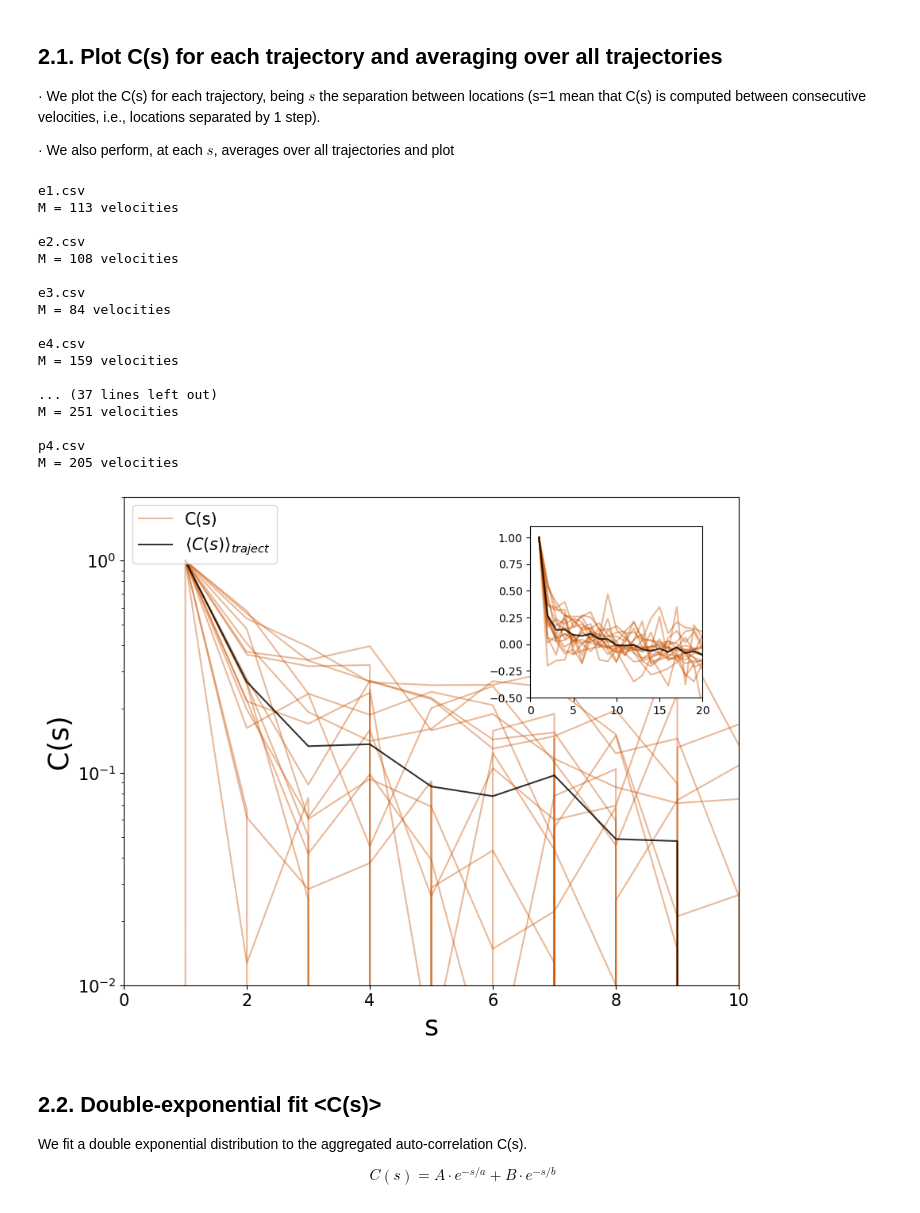
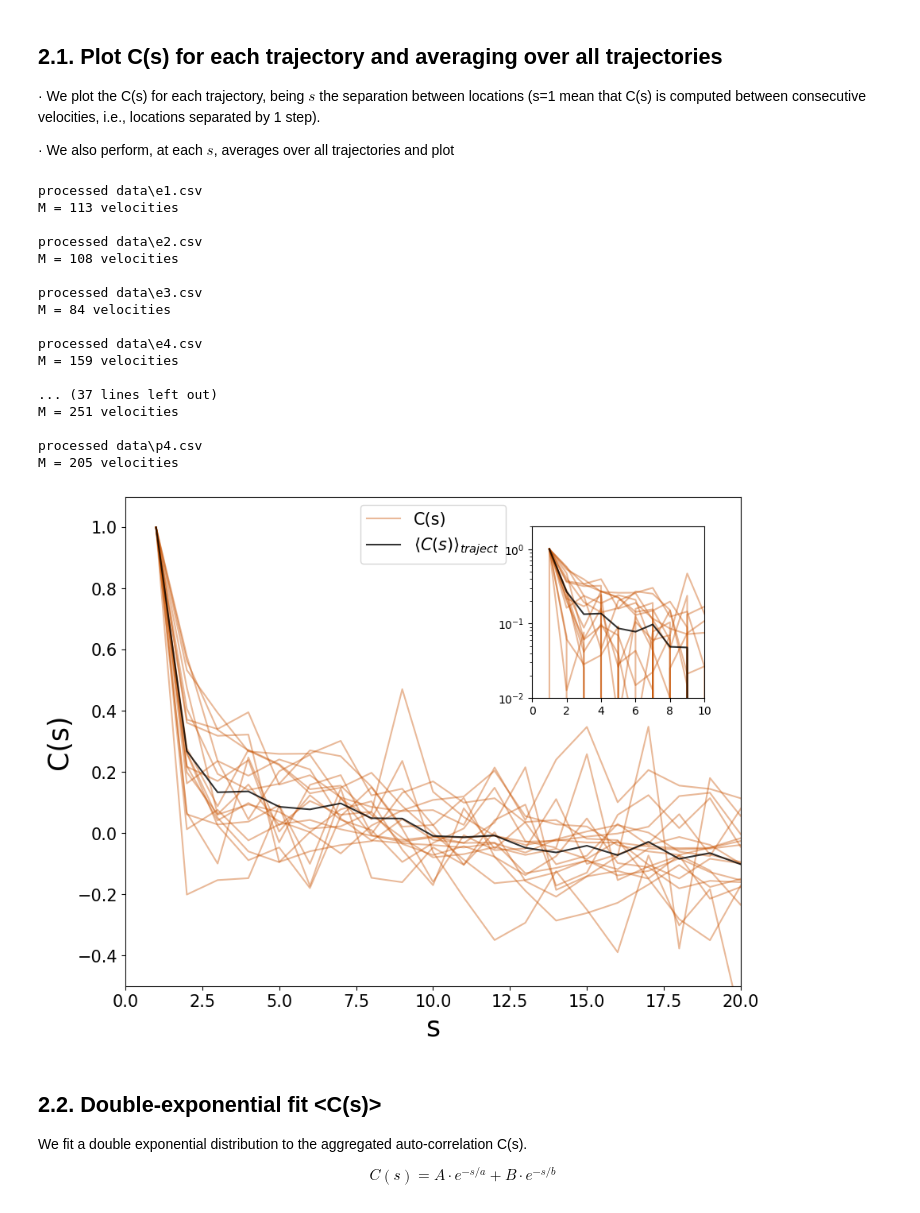
Before and after one commit to ferranlarroyaub/Master_Mobility, a Jupyter notebook: Mobility_characterization.ipynb, the cells around one changed output. Saved outputs shown, nothing was run; the diff lists cells and outputs as text; code cells hidden in the pictures.

```diff
--- a/Mobility_characterization.ipynb
+++ b/Mobility_characterization.ipynb
@@ -181,7 +181,7 @@ for file in all_files:   # Loop over all .csv files
     number_of_trajectories = number_of_trajectories + 1
 
     print(file)
-    At_cumsum, msd,n_points = avg_mean_squared_error(df)
+    At_cumsum, msd,n_points = avg_individual_mean_squared_displacement(df)
     print('')
 
     msd_all.append(msd)  # List of lists. Each list is the individual average MSD(s) (unique trajectory)
@@ -400,7 +399,7 @@ axins1 = inset_axes(ax1, width="80%", height="100%", loc=1,bbox_to_anchor=(0.60,
 ax1.set_ylabel('C(s)',fontsize=25)
 ax1.set_xlabel('s',fontsize=25)
 ax1.tick_params(labelsize=15)
-ax1.set_yscale('log',base=10)
+axins1.set_yscale('log',base=10)
 #ax1.set_xscale('log',base=10)
 
 autocorr_all=[] # List of lists:  C(s)_all = [ [C(s)_traject_1], [C(s)_traject_2], ...,[] ]
@@ -437,44 +436,44 @@ for s in range(length_largest_autocorr_list):   # Loop from s=0 to the lenght of
     autocorr_all_s=[]
     for i in autocorr_all:   # Loop over every MSD list
         if len(i)>s:  # Necessary condition since each C(s) list has different length. We can only store a value of the MSD of a
                       # given list if its length is larger than "s". Of course, the last iteration p = length_largest_msd_list
                       # will only store 1 value corresponding to the MSD(s) value of the largest list (largest trajectory).
 
             autocorr_all_s.append(i[s])
     autocorr_all_traj_avg.append(np.mean(autocorr_all_s))  # We store the average over all trajectories for a given "s".
     ss=ss+1
     n_points_largest_traject.append(ss)
 
 # Plot averaged MSD over all trajectories (at each s)
 ax1.plot(n_points_largest_traject, autocorr_all_traj_avg, '-', color='black',label=r'$\langle C(s) \rangle_{traject}$',alpha=0.8)
 axins1.plot(n_points_largest_traject, autocorr_all_traj_avg, '-', color='black',alpha=0.8)
 
-ax1.set_xlim(0,10)
-ax1.set_ylim(0.01,2)
-axins1.set_ylim(-0.5,1.1)
-axins1.set_xlim(0,20)
+axins1.set_xlim(0,10)
+axins1.set_ylim(0.01,2)
+ax1.set_ylim(-0.5,1.1)
+ax1.set_xlim(0,20)
 
-ax1.legend(fontsize=15,loc='upper left')
+ax1.legend(fontsize=15,loc='upper center')
 plt.show()
 # %% [output]
-e1.csv
+processed data\e1.csv
 M = 113 velocities
 
-e2.csv
+processed data\e2.csv
 M = 108 velocities
 
-e3.csv
+processed data\e3.csv
 M = 84 velocities
 
-e4.csv
+processed data\e4.csv
 M = 159 velocities
 
 ... (37 lines left out)
 M = 251 velocities
 
-p4.csv
+processed data\p4.csv
 M = 205 velocities
-[figure, old version]
+[figure, new version]
 # %% [markdown]
 ## 2.2. Double-exponential fit <C(s)>
 
```
Also changed, not shown: parts of 2 cells of this notebook.
